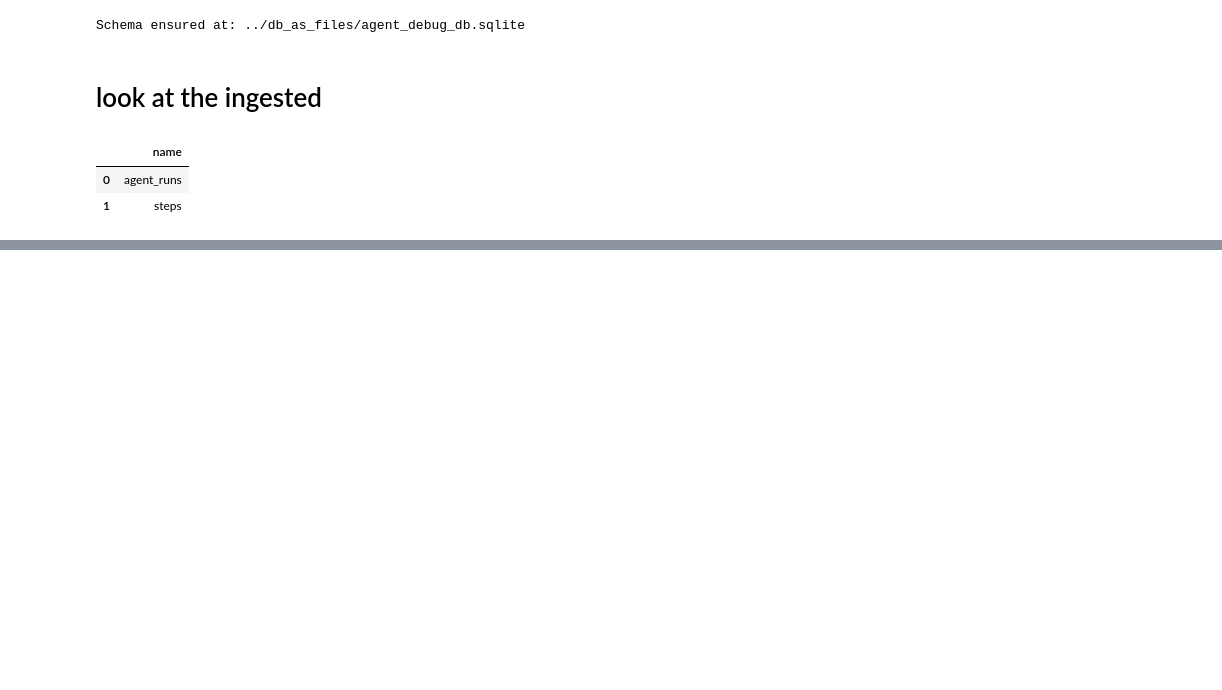
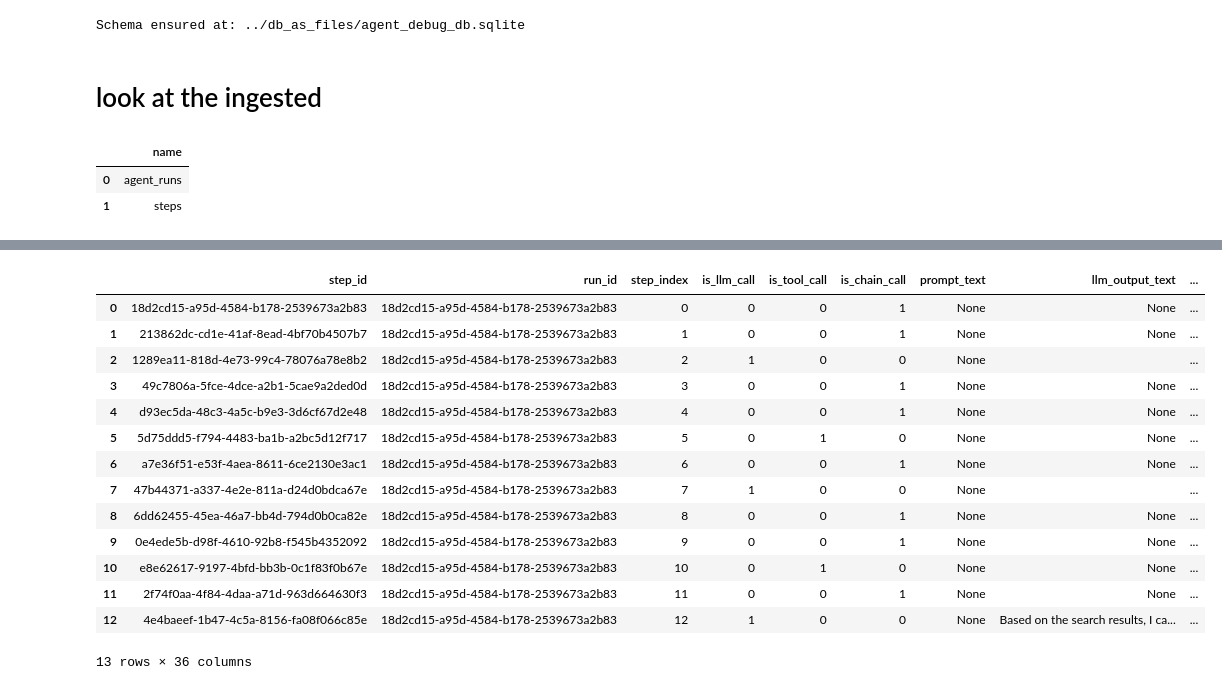
Before and after one commit to harryn0502/infinite-loop, a Jupyter notebook: scripts/ingest_traces.ipynb, the cells around one changed output, grey strips where cells are left out. Cells and saved outputs as stored; diff of their text form; code cells hidden in the pictures; blank space fills up the shorter version.

```diff
--- a/scripts/ingest_traces.ipynb
+++ b/scripts/ingest_traces.ipynb
@@ -56,3 +78,32 @@ steps.head(5).T
 | chain_completion_cost | NaN | NaN | NaN | NaN | NaN |
 | chain_total_cost | NaN | NaN | NaN | NaN | NaN |
 | previous_step_id | None | 18d2cd15-a95d-4584-b178-2539673a2b83 | 213862dc-cd1e-41af-8ead-4bf70b4507b7 | 1289ea11-818d-4e73-99c4-78076a78e8b2 | 49c7806a-5fce-4dce-a2b1-5cae9a2ded0d |
+# %%
+# TODO:
+import sqlite3, os
+import pandas as pd
+def get_children_by_run_id(run_id: str):
+
+    conn = sqlite3.connect(db_path)
+    # table names
+    temp = pd.read_sql_query(f"SELECT * FROM steps WHERE steps.run_id = '{run_id}';", conn)
+
+    return temp
+
+get_children_by_run_id('18d2cd15-a95d-4584-b178-2539673a2b83')
+# %% [output]
+|  | step_id | run_id | step_index | is_llm_call | is_tool_call | is_chain_call | prompt_text | llm_output_text | ... |
+| 0 | 18d2cd15-a95d-4584-b178-2539673a2b83 | 18d2cd15-a95d-4584-b178-2539673a2b83 | 0 | 0 | 0 | 1 | None | None | ... |
+| 1 | 213862dc-cd1e-41af-8ead-4bf70b4507b7 | 18d2cd15-a95d-4584-b178-2539673a2b83 | 1 | 0 | 0 | 1 | None | None | ... |
+| 2 | 1289ea11-818d-4e73-99c4-78076a78e8b2 | 18d2cd15-a95d-4584-b178-2539673a2b83 | 2 | 1 | 0 | 0 | None |  | ... |
+| 3 | 49c7806a-5fce-4dce-a2b1-5cae9a2ded0d | 18d2cd15-a95d-4584-b178-2539673a2b83 | 3 | 0 | 0 | 1 | None | None | ... |
+| 4 | d93ec5da-48c3-4a5c-b9e3-3d6cf67d2e48 | 18d2cd15-a95d-4584-b178-2539673a2b83 | 4 | 0 | 0 | 1 | None | None | ... |
+| 5 | 5d75ddd5-f794-4483-ba1b-a2bc5d12f717 | 18d2cd15-a95d-4584-b178-2539673a2b83 | 5 | 0 | 1 | 0 | None | None | ... |
+| 6 | a7e36f51-e53f-4aea-8611-6ce2130e3ac1 | 18d2cd15-a95d-4584-b178-2539673a2b83 | 6 | 0 | 0 | 1 | None | None | ... |
+| 7 | 47b44371-a337-4e2e-811a-d24d0bdca67e | 18d2cd15-a95d-4584-b178-2539673a2b83 | 7 | 1 | 0 | 0 | None |  | ... |
+| 8 | 6dd62455-45ea-46a7-bb4d-794d0b0ca82e | 18d2cd15-a95d-4584-b178-2539673a2b83 | 8 | 0 | 0 | 1 | None | None | ... |
+| 9 | 0e4ede5b-d98f-4610-92b8-f545b4352092 | 18d2cd15-a95d-4584-b178-2539673a2b83 | 9 | 0 | 0 | 1 | None | None | ... |
+| 10 | e8e62617-9197-4bfd-bb3b-0c1f83f0b67e | 18d2cd15-a95d-4584-b178-2539673a2b83 | 10 | 0 | 1 | 0 | None | None | ... |
+| 11 | 2f74f0aa-4f84-4daa-a71d-963d664630f3 | 18d2cd15-a95d-4584-b178-2539673a2b83 | 11 | 0 | 0 | 1 | None | None | ... |
+| 12 | 4e4baeef-1b47-4c5a-8156-fa08f066c85e | 18d2cd15-a95d-4584-b178-2539673a2b83 | 12 | 1 | 0 | 0 | None | Based on the search results, I ca... | ... |
+13 rows × 36 columns
```
Also changed, not shown: parts of 2 cells of this notebook, 1 other file.
